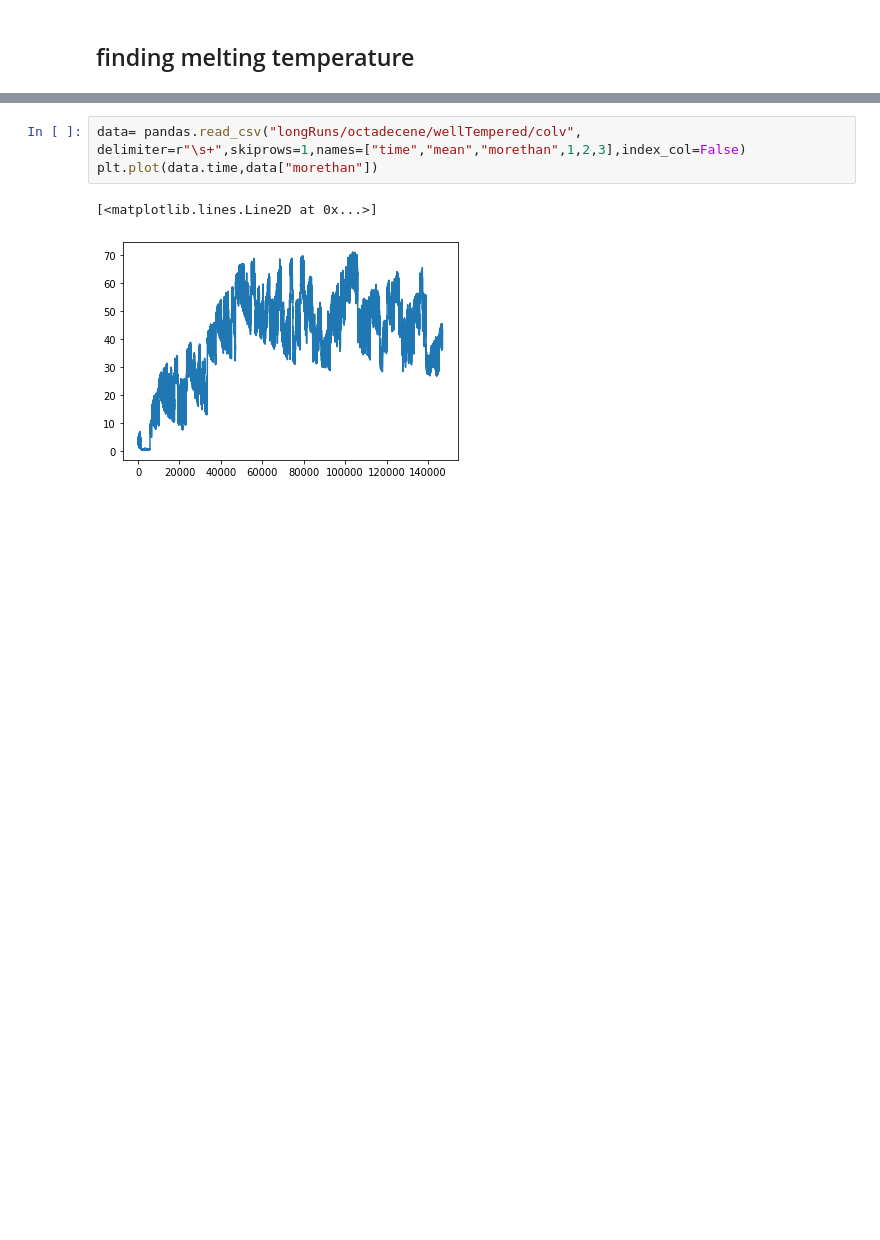
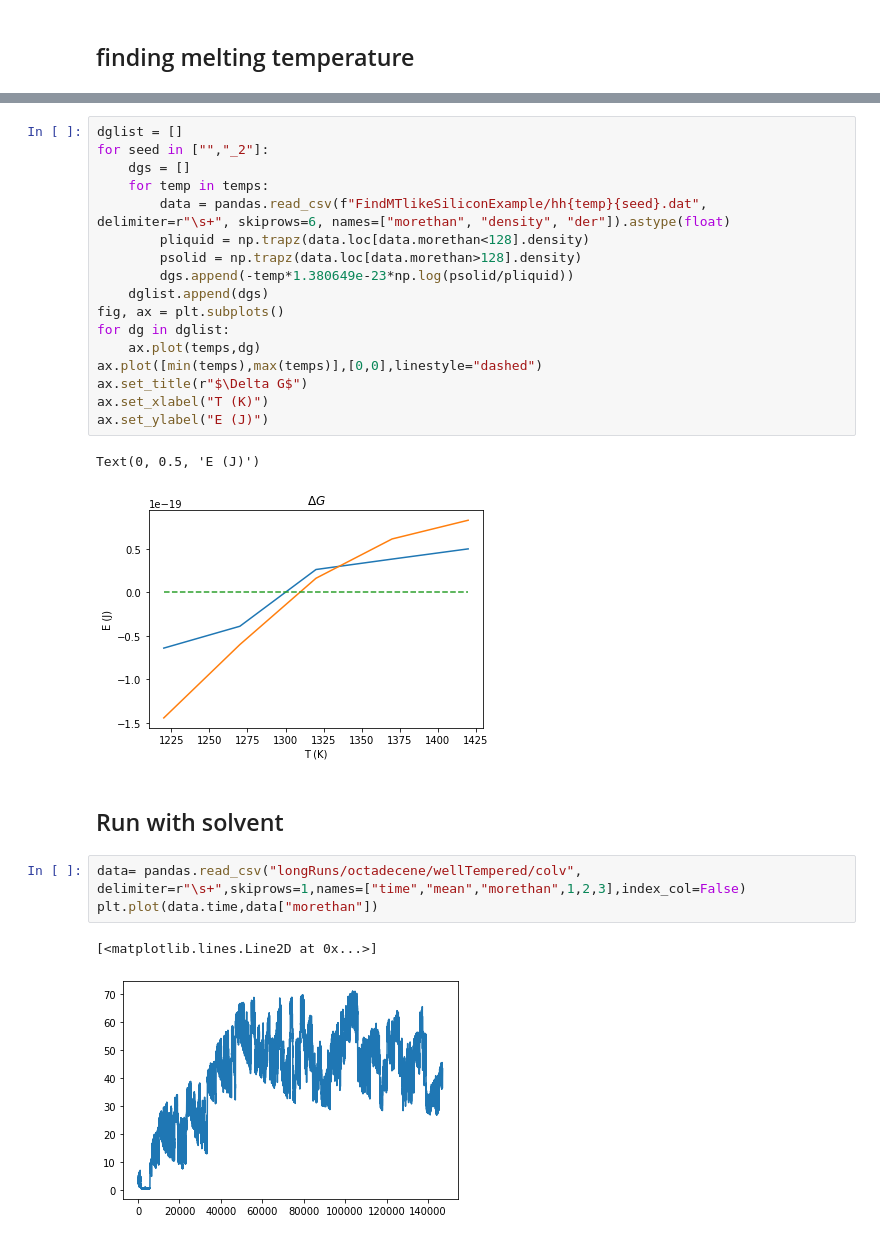
Before and after one commit to OfirBlumer/CuNanoParticles, a Jupyter notebook: lammpsSimulations/analysis.ipynb, the cells around one changed output, grey strips where cells are left out. Cells and saved outputs as stored; diff of their text form; blank space fills up the shorter version.

```diff
--- a/lammpsSimulations/analysis.ipynb
+++ b/lammpsSimulations/analysis.ipynb
@@ -24,3 +38,25 @@ for temp in [1260,1310,1360,1410,1460]:
+# %%
+dglist = []
+for seed in ["","_2"]:
+    dgs = []
+    for temp in temps:
+        data = pandas.read_csv(f"FindMTlikeSiliconExample/hh{temp}{seed}.dat", delimiter=r"\s+", skiprows=6, names=["morethan", "density", "der"]).astype(float)
+        pliquid = np.trapz(data.loc[data.morethan<128].density)
+        psolid = np.trapz(data.loc[data.morethan>128].density)
+        dgs.append(-temp*1.380649e-23*np.log(psolid/pliquid))
+    dglist.append(dgs)
+fig, ax = plt.subplots()
+for dg in dglist:
+    ax.plot(temps,dg)
+ax.plot([min(temps),max(temps)],[0,0],linestyle="dashed")
+ax.set_title(r"$\Delta G$")
+ax.set_xlabel("T (K)")
+ax.set_ylabel("E (J)")
+# %% [output]
+Text(0, 0.5, 'E (J)')
+[figure, added]
+# %% [markdown]
+## Run with solvent
 # %%
 data= pandas.read_csv("longRuns/octadecene/wellTempered/colv", delimiter=r"\s+",skiprows=1,names=["time","mean","morethan",1,2,3],index_col=False)
 plt.plot(data.time,data["morethan"])
```
Also changed, not shown: parts of 3 cells of this notebook.
